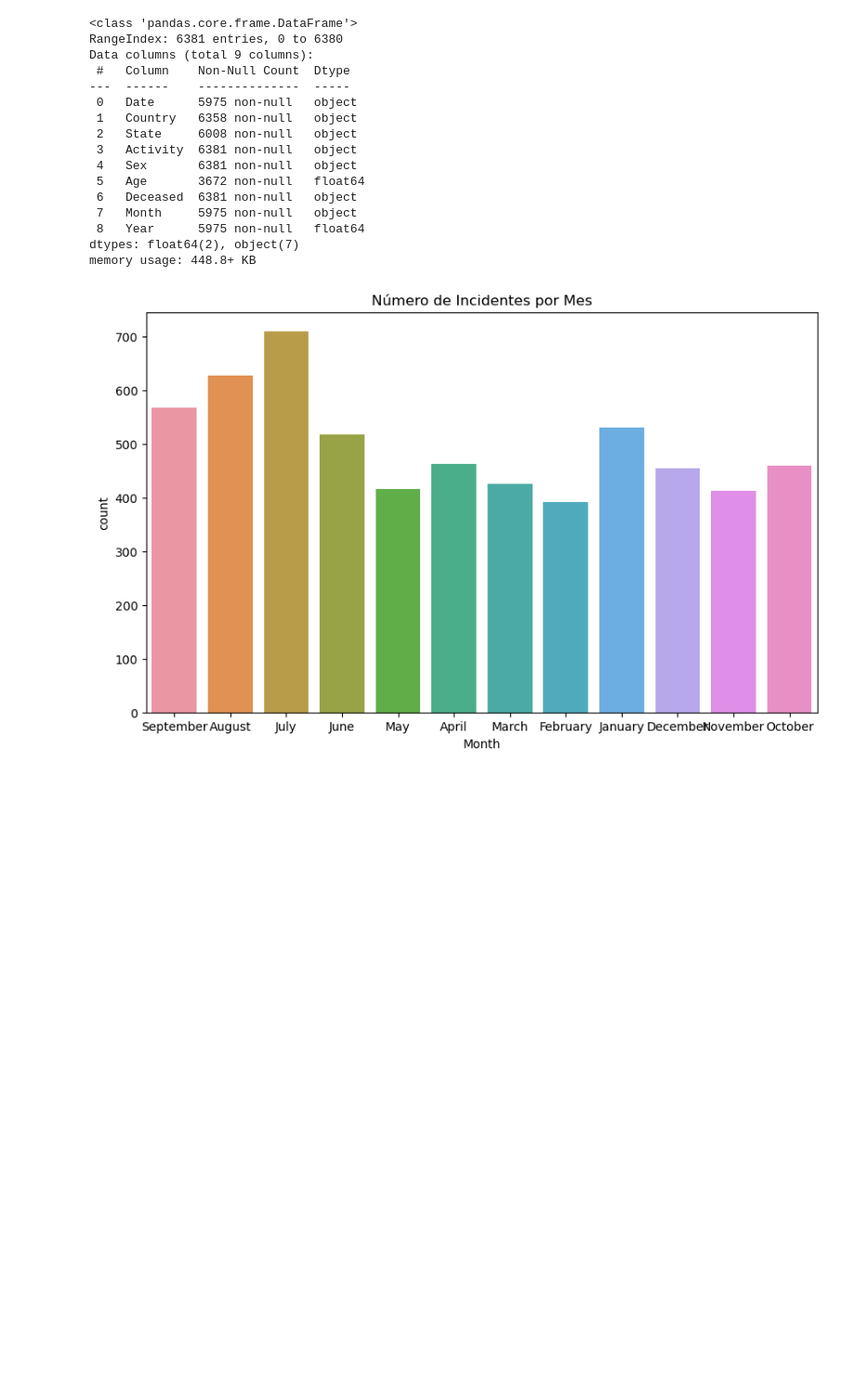
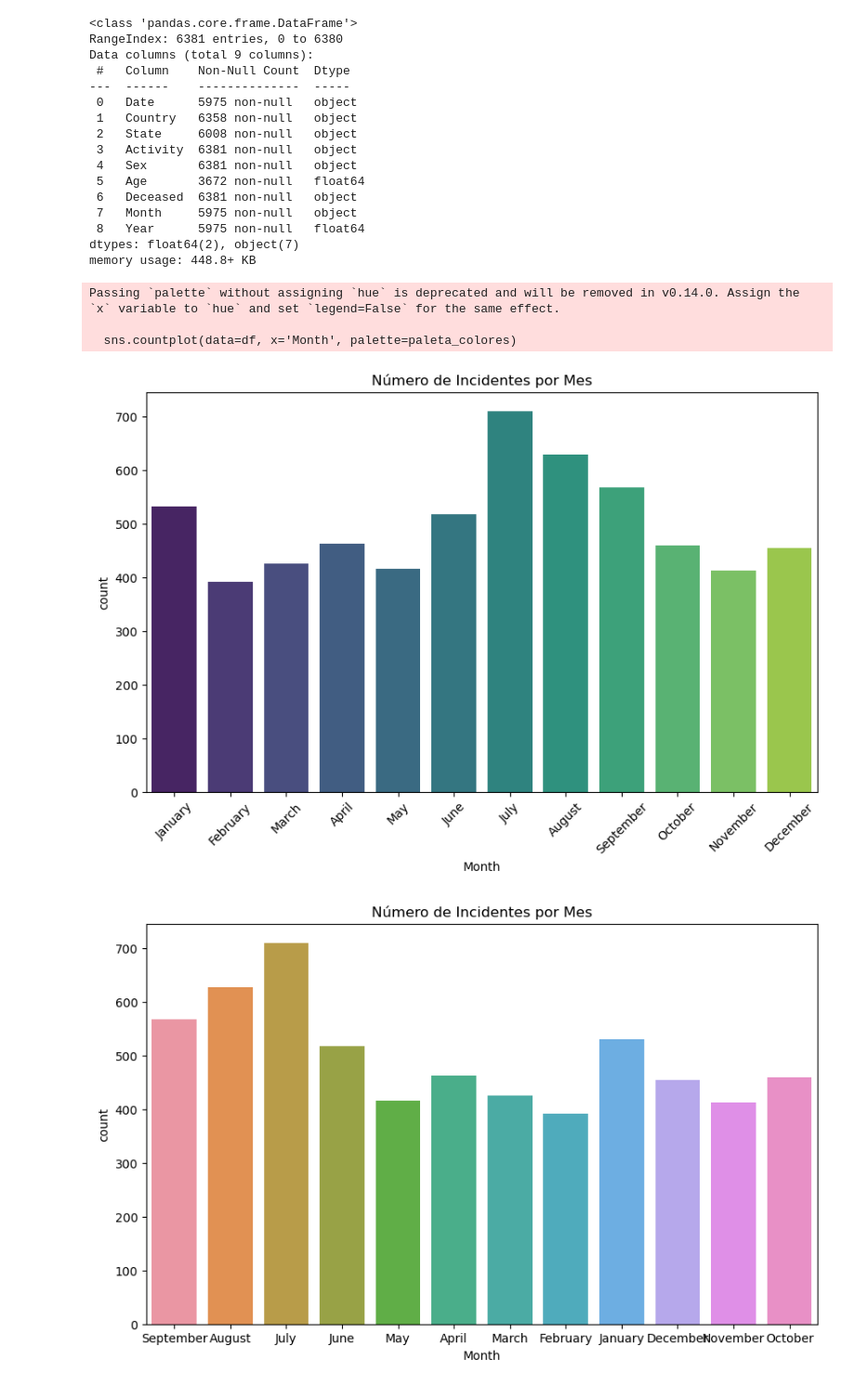
Before and after one commit to LOA395/Shark-attack, a Jupyter notebook: EDA.ipynb, the cells around one changed output. Shown at 93% size. Cells and saved outputs as stored; diff of their text form; code cells hidden in the pictures; blank space fills up the shorter version.

```diff
--- a/EDA.ipynb
+++ b/EDA.ipynb
@@ -44,6 +44,29 @@ memory usage: 448.8+ KB
 # %%
 # Convertir la columna 'Date' a tipo datetime
 df['Date'] = pd.to_datetime(df['Date'])
+# %%
+# PRUEBA PRIMER GRÁFICO
+df['Month'] = df['Date'].dt.month_name()  # Extraer el nombre del mes
+
+# Crear un nuevo DataFrame con el orden correcto de los meses
+meses_ordenados = ['January', 'February', 'March', 'April', 'May', 'June',
+                   'July', 'August', 'September', 'October', 'November', 'December']
+df['Month'] = pd.Categorical(df['Month'], categories=meses_ordenados, ordered=True)
+
+# Definir una paleta de colores
+paleta_colores_azul = sns.color_palette("Blues", n_colors=len(df['Month'].unique()))
+
+# Crear el gráfico
+plt.figure(figsize=(10, 6))
+sns.countplot(data=df, x='Month', palette=paleta_colores)
+plt.title('Número de Incidentes por Mes')
+plt.xticks(rotation=45)  # Opcional, para mejorar la legibilidad
+plt.show()
+# %% [output]
+Passing `palette` without assigning `hue` is deprecated and will be removed in v0.14.0. Assign the `x` variable to `hue` and set `legend=False` for the same effect.
+
+  sns.countplot(data=df, x='Month', palette=paleta_colores)
+[figure, added]
 # %%
 # Gráfico del número de incidentes por mes
 plt.figure(figsize=(10, 6))
```
Also changed, not shown: parts of 18 cells of this notebook, 1 other file.
